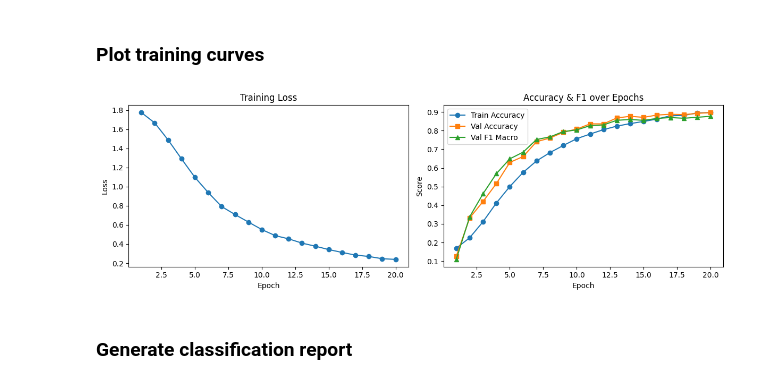
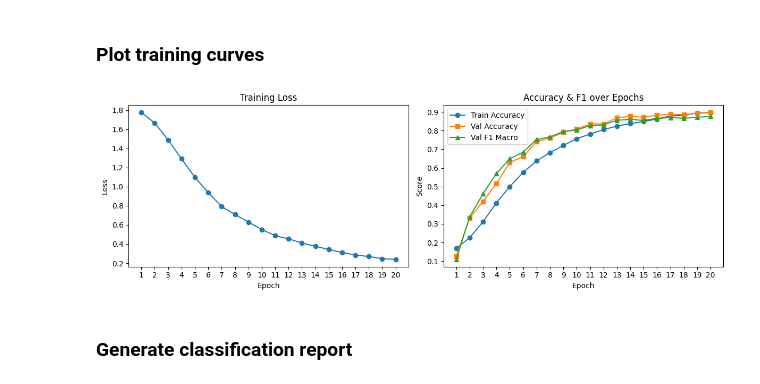
Before and after one commit to NicolasOrellana1/cap5610-group10-emotion-detection, a Jupyter notebook: notebooks/lstm.ipynb, the cells around one changed output. Drawn from its saved outputs; the diff is of its cells as text; code cells hidden in the pictures.

```diff
--- a/notebooks/lstm.ipynb
+++ b/notebooks/lstm.ipynb
@@ -353,28 +353,29 @@ MISCLASSIFIED (n=5)
 # %%
 import matplotlib.pyplot as plt
 
 epochs_ran = range(1, len(history['train_loss']) + 1)
 
 fig, axes = plt.subplots(1, 2, figsize=(12, 4))
 
 axes[0].plot(epochs_ran, history['train_loss'], marker='o')
 axes[0].set_title('Training Loss')
 axes[0].set_xlabel('Epoch')
 axes[0].set_ylabel('Loss')
-
+axes[0].set_xticks(range(1, len(history['train_loss']) + 1))
+axes[1].set_xticks(range(1, len(history['train_acc']) + 1))
 axes[1].plot(epochs_ran, history['train_acc'], marker='o', label='Train Accuracy')
 axes[1].plot(epochs_ran, history['val_acc'],   marker='s', label='Val Accuracy')
 axes[1].plot(epochs_ran, history['val_f1'],    marker='^', label='Val F1 Macro')
 axes[1].set_title('Accuracy & F1 over Epochs')
 axes[1].set_xlabel('Epoch')
 axes[1].set_ylabel('Score')
 axes[1].legend()
 
 plt.tight_layout()
 plt.savefig('training_curves.png', dpi=150)
 plt.show()
 # %% [output]
-[figure, old version]
+[figure, new version]
 # %% [markdown]
 ### Generate classification report
 # %%
```
Also changed, not shown: 1 other file.
